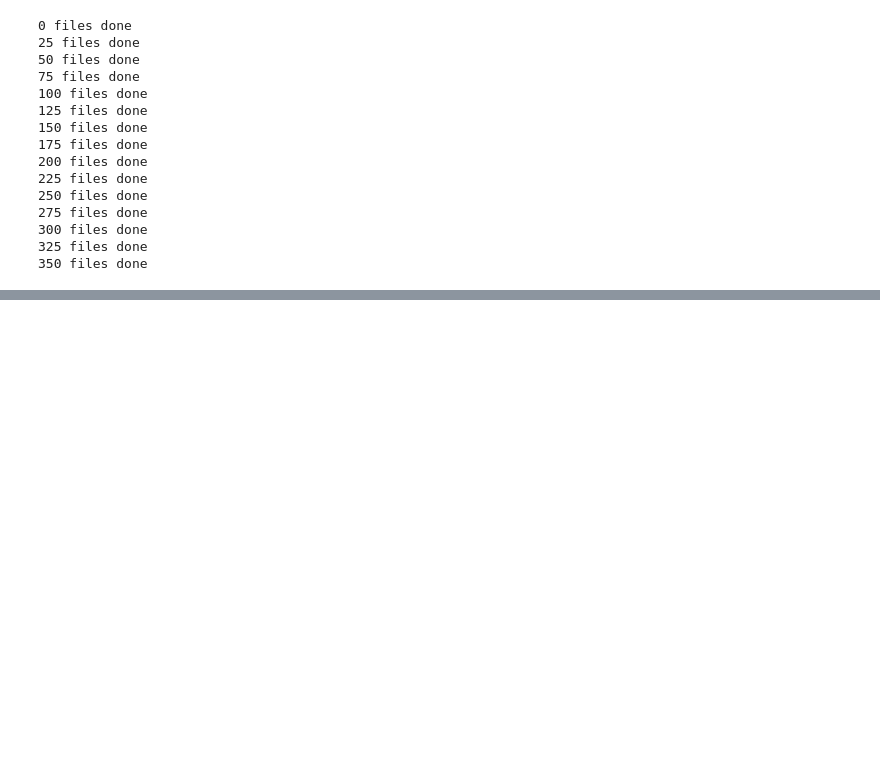
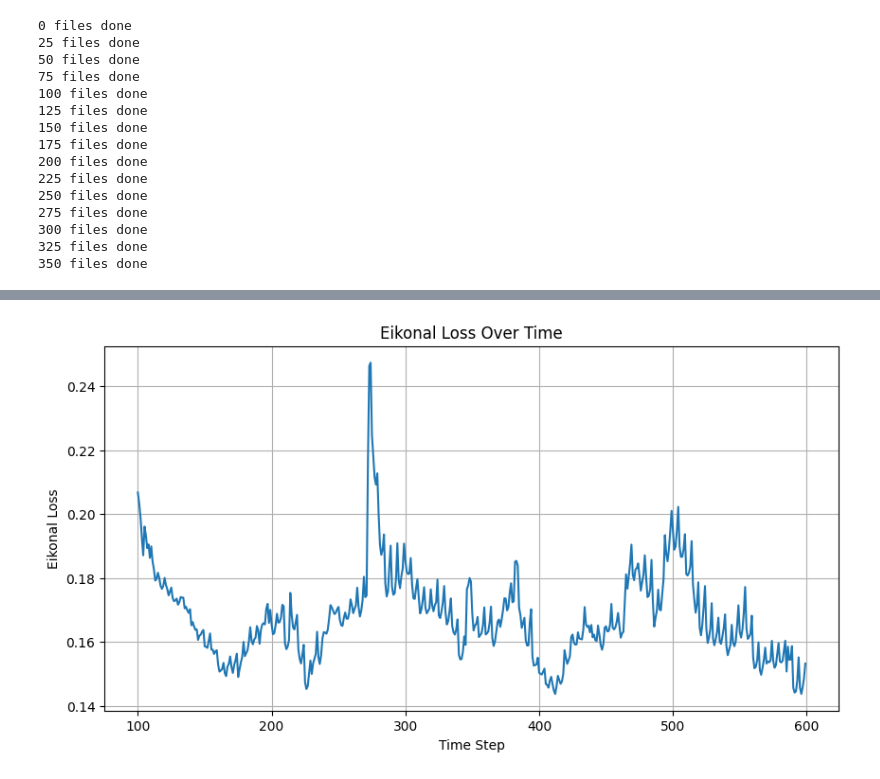
Before and after one commit to HPCForge/Bubbleformer, a Jupyter notebook: scripts/inference_autoregressive.ipynb, the cells around one changed output, grey strips where cells are left out. Saved outputs shown, nothing was run; the diff lists cells and outputs as text; code cells hidden in the pictures; blank space fills up the shorter version.

```diff
--- a/scripts/inference_autoregressive.ipynb
+++ b/scripts/inference_autoregressive.ipynb
@@ -58,7 +72,8 @@ from collections import OrderedDict
 # weights_path = "/pub/sheikhh1/bubbleformer_logs/unet_modern_poolboiling_saturated_36055598/hpc_ckpt_8.ckpt"
 
 # weight path for MoE Expert 6
-weights_path = "/share/crsp/lab/ai4ts/xianwz2/bubbleformer_modify/bubbleformer/bubbleformer_logs/E_6_S_1_A_2_avit_moe_poolboiling_combined_36230238/lightning_logs/version_0/checkpoints/epoch=398-step=199500.ckpt"
+# weights_path = "/share/crsp/lab/ai4ts/xianwz2/bubbleformer_modify/bubbleformer/bubbleformer_logs/E_6_S_1_A_2_avit_moe_poolboiling_combined_36230238/lightning_logs/version_0/checkpoints/epoch=398-step=199500.ckpt"
+weights_path = "/share/crsp/lab/amowli/xianwz2/bubbleformer_modify/bubbleformer/bubbleformer_logs/RED_192_SED_384_ST_gelu_E_6_S_1_A_2_avit_moe_poolboiling_saturated_37185925/lightning_logs/version_0/checkpoints/epoch=399-step=200000.ckpt"
 
 # weight path for MPP baseline
 # weights_path = "/share/crsp/lab/ai4ts/xianwz2/bubbleformer_modify/bubbleformer/bubbleformer_logs/Modified_Combined_avit_poolboiling_combined_36188451/lightning_logs/version_0/checkpoints/epoch=399-step=200000.ckpt"
@@ -190,6 +219,22 @@ def test_eikonal_loss(phi):
     mean_loss = torch.mean(loss_map, dim=(1, 2))
     return mean_loss
 # %%
-phi_preds = preds[:, 0]  # [T, H, W]  → only the φ field
+# preds has shape [100, 4, 512, 512] (T, C, H, W)
+phi_preds = preds[:, 0]  # Shape: [100, 512, 512] → [T, H, W]  → only the φ field
 
-eikonal_losses = test_eikonal_loss(phi_preds)  # shape: (T,)
+# Apply the eikonal loss function
+eikonal_losses = test_eikonal_loss(phi_preds)  # This will return losses of shape [100]
+
+# Print average eikonal loss across all time steps
+print(f"Average eikonal loss: {eikonal_losses.mean().item()}")
+
+# Visualize the eikonal loss over time
+import matplotlib.pyplot as plt
+plt.figure(figsize=(10, 5))
+plt.plot(timesteps.cpu().numpy(), eikonal_losses.cpu().numpy())
+plt.xlabel('Time Step')
+plt.ylabel('Eikonal Loss')
+plt.title('Eikonal Loss Over Time')
+plt.grid(True)
+plt.show()
+# %% [output]
@@ -195,0 +242 @@ eikonal_losses = test_eikonal_loss(phi_preds)  # shape: (T,)
+[figure, added]
```
Also changed, not shown: parts of 6 cells of this notebook.
